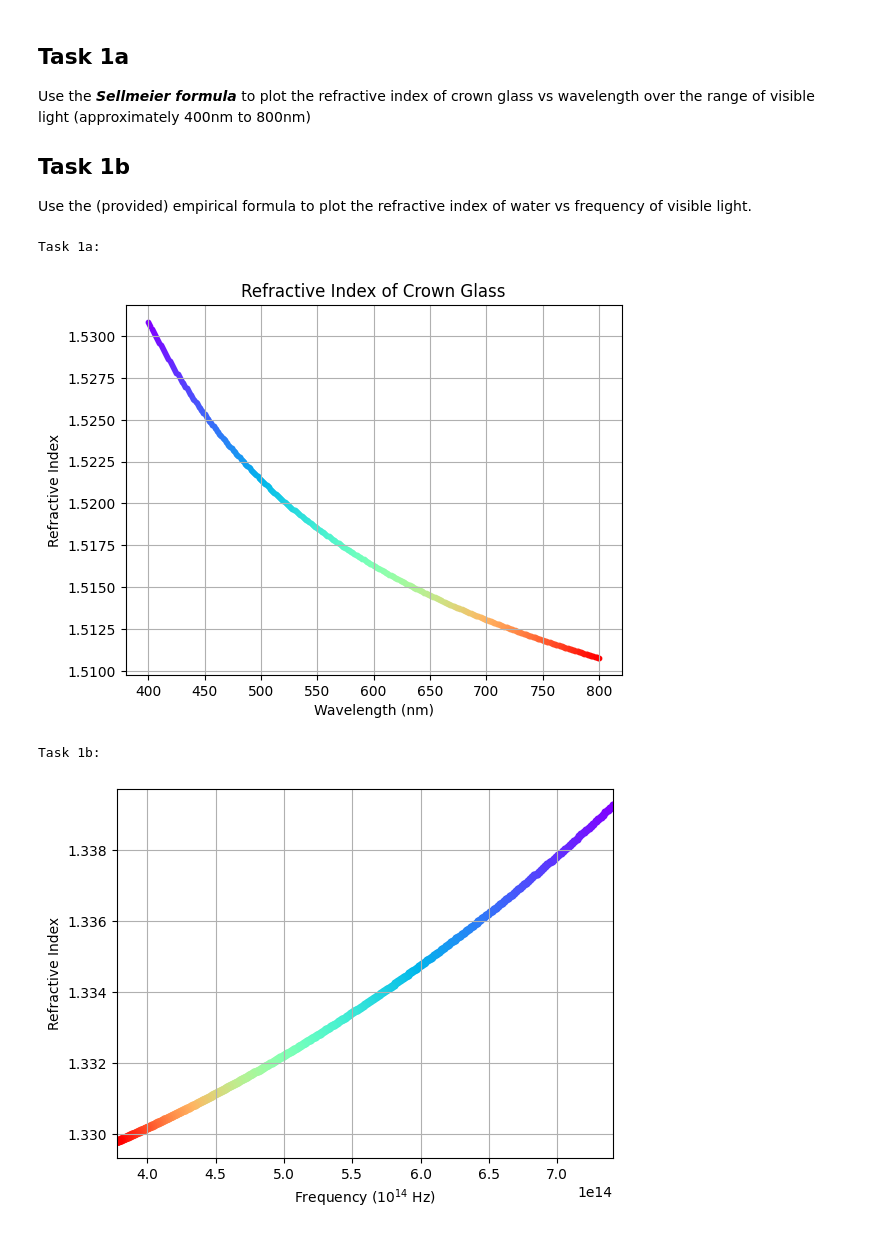
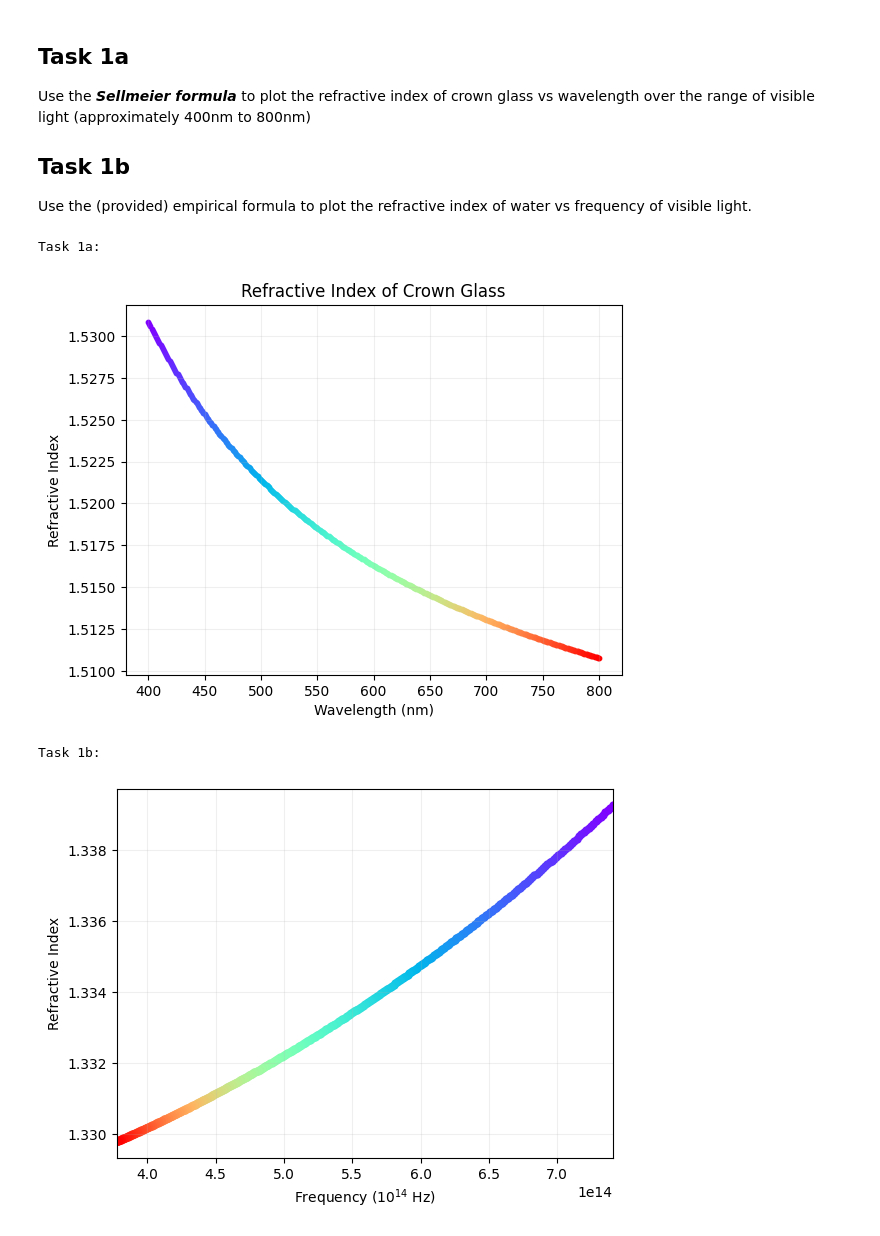
Before and after one commit to CorinnnaZ/CompChallenge, a Jupyter notebook: task1.ipynb, the cells around one changed output. Drawn from its saved outputs; the diff is of its cells as text; code cells hidden in the pictures.

```diff
--- a/task1.ipynb
+++ b/task1.ipynb
@@ -43,37 +43,37 @@ def task1a():
     plt.xlabel("Wavelength (nm)")
     plt.ylabel("Refractive Index")
     plt.title('Refractive Index of Crown Glass')
-    plt.grid()
+    plt.grid(alpha=0.2)
     plt.show()
 
 def task1b():
     """defining variables"""
     c = 3*(10**8) # ms^-1
     wavelength_nanometres = [i for i in range(405, 795)] # how can I make this truly continuous?
     true_wavelength_list = [(i/(10**9)) for i in wavelength_nanometres] # now in metres
     frequency_list = [(c/wl) for wl in true_wavelength_list] # in Hz
 
     n = []
     for frequency in frequency_list:
         embed_1 = math.sqrt(1/(1.731 - 0.261 *((frequency/(10**15))**2)))
         n_discrete = math.sqrt(embed_1 + 1)
         n.append(n_discrete)
     colours = cm.rainbow(np.linspace(0,1,len(n)))
-    plt.grid()
+    plt.grid(alpha=0.2)
     for i in range(len(n)):
         plt.scatter(frequency_list[i], n[i], color = colours[i], linewidth = .005)
     plt.xlim(min(frequency_list), max(frequency_list))
     plt.xlabel(r"Frequency ($10^{14}$ Hz)")
     plt.ylabel("Refractive Index")
 
     plt.show()
 
 print("Task 1a:")
 task1a()
 print("Task 1b:")
 task1b()
 # %% [output]
 Task 1a:
-[figure, old version]
+[figure, new version]
 Task 1b:
-[figure, old version]
+[figure, new version]
```
